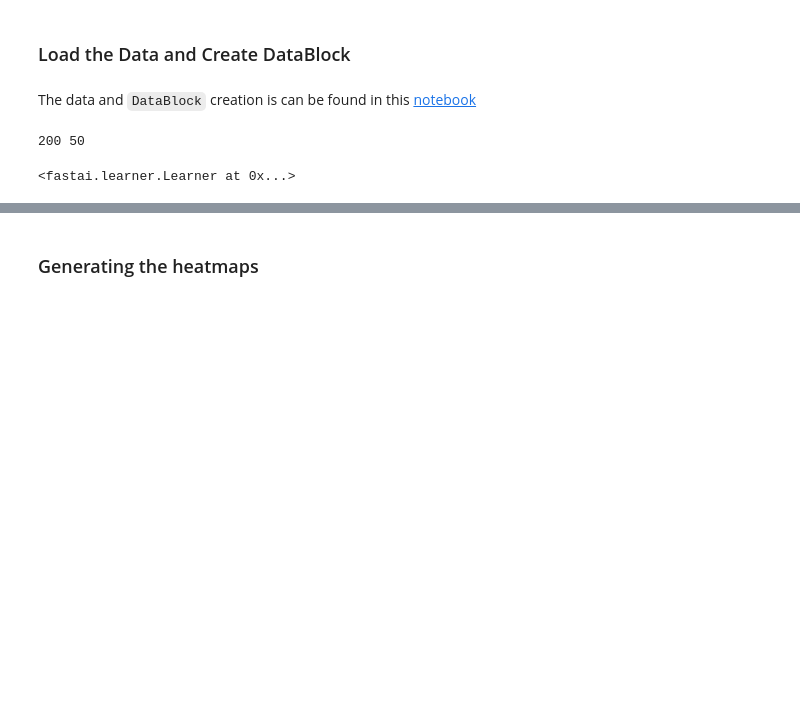
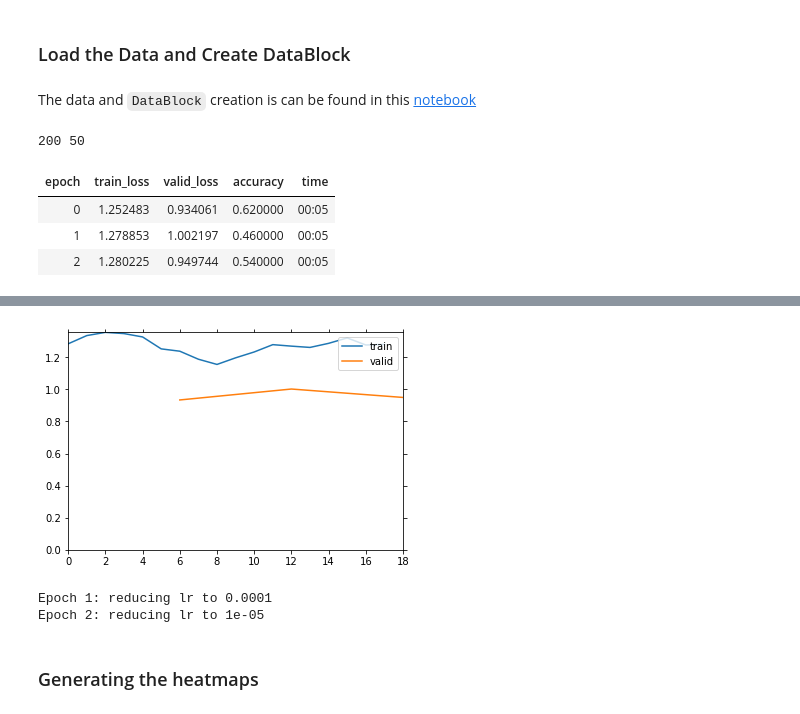
Before and after one commit to asvcode/MedicalImaging, a Jupyter notebook: _notebooks/2021-08-17-Creating_Bounding-Boxes-From-Class-Activation-Maps.ipynb, the cells around one changed output, grey strips where cells are left out. Drawn from its saved outputs; the diff is of its cells as text; code cells hidden in the pictures; blank space fills up the shorter version.

```diff
--- a/_notebooks/2021-08-17-Creating_Bounding-Boxes-From-Class-Activation-Maps.ipynb
+++ b/_notebooks/2021-08-17-Creating_Bounding-Boxes-From-Class-Activation-Maps.ipynb
@@ -72,7 +72,7 @@ pneumothorax = DataBlock(blocks=(ImageBlock(cls=PILDicom), CategoryBlock),
 
 dls = pneumothorax.dataloaders(df.values, bs=32, num_workers=0)
 
-learn = timm_learner(dls,
+learn = vision_learner(dls,
                     'resnetblur50' ,
                      pretrained=True,
                     loss_func=LabelSmoothingCrossEntropyFlat(),
@@ -80,8 +80,12 @@ learn = timm_learner(dls,
                     cbs=[ShowGraphCallback(), ReduceLROnPlateau(monitor='valid_loss', min_delta=0.1, patience=1),\
                          GradientClip, \
                          SaveModelCallback(monitor='accuracy',fname='siim_small_best',comp=np.greater, with_opt=True)])
-
-learn.load('test_one')
 # %% [output]
 200 50
-<fastai.learner.Learner at 0x...>
+# %%
+learn.fit(3, 1e-3)
+# %% [output]
+| epoch | train_loss | valid_loss | accuracy | time |
+| 0 | 1.252483 | 0.934061 | 0.620000 | 00:05 |
+| 1 | 1.278853 | 1.002197 | 0.460000 | 00:05 |
+| 2 | 1.280225 | 0.949744 | 0.540000 | 00:05 |
@@ -88,3 +93,6 @@ learn.load('test_one')
+[figure, added]
+Epoch 1: reducing lr to 0.0001
+Epoch 2: reducing lr to 1e-05
 # %% [markdown]
 ### Generating the heatmaps
 # %% [markdown]
```
Also changed, not shown: parts of 18 cells of this notebook, 1 other file.
